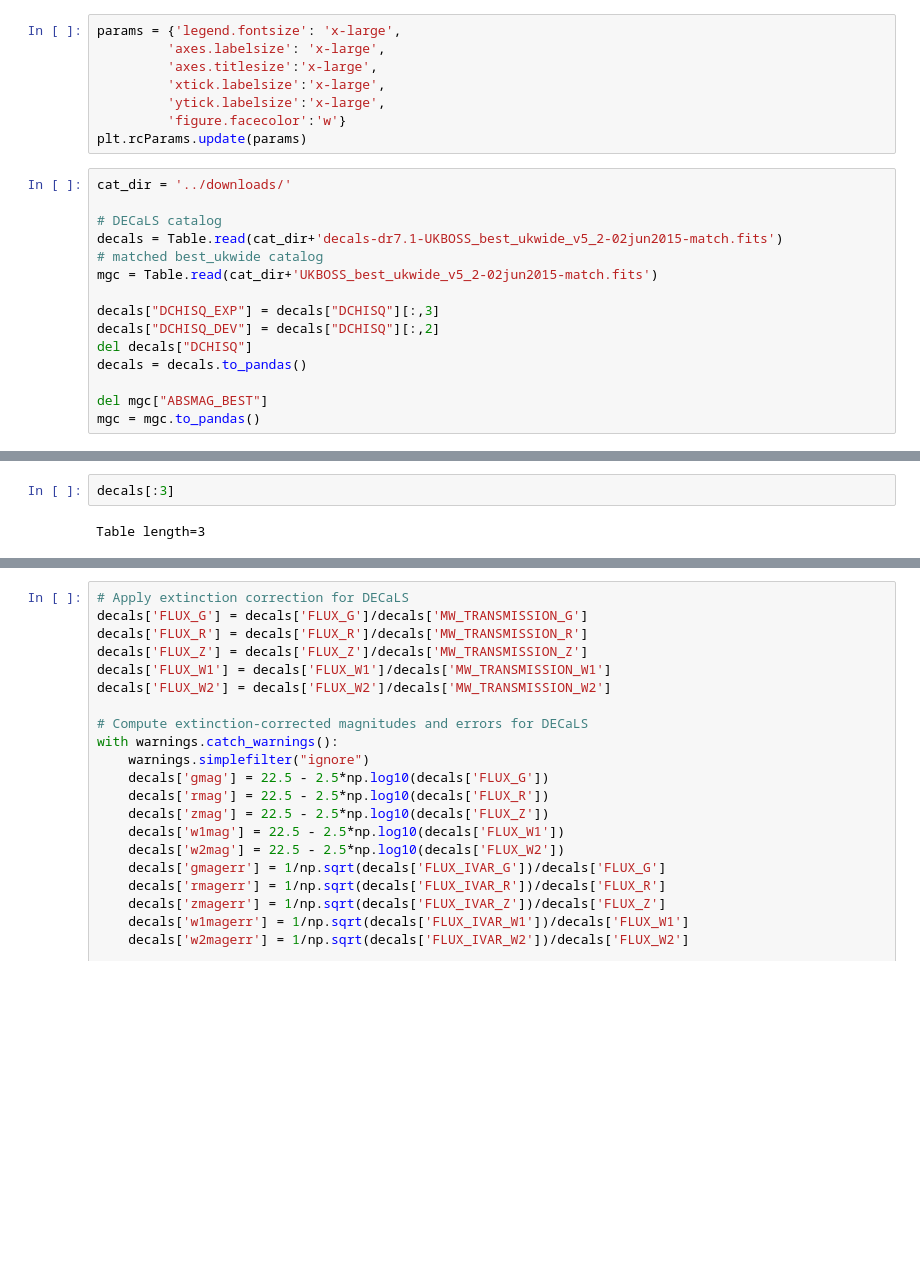
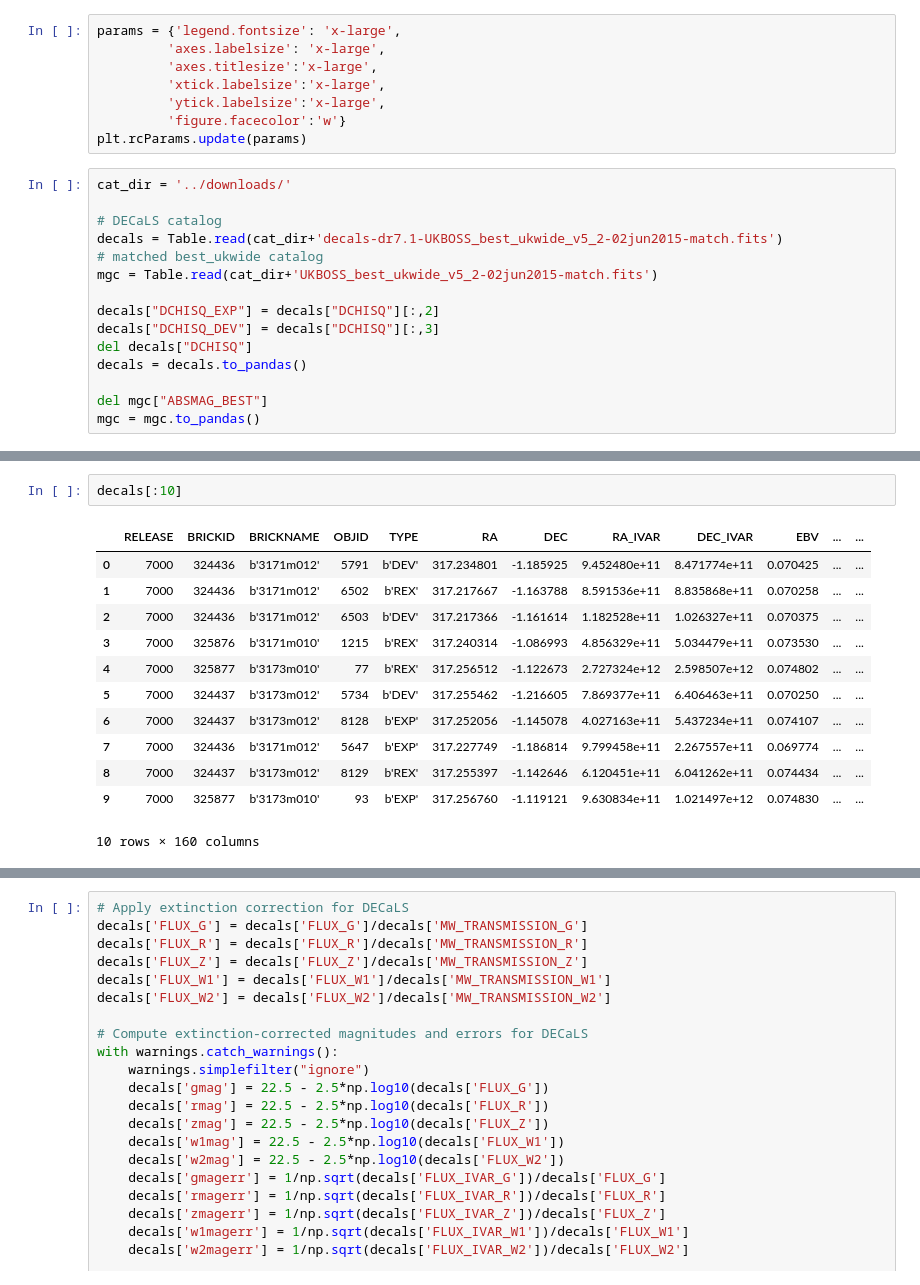
Before and after one commit to AlanPearl/margaret, a Jupyter notebook: notebooks/dataset_getting_started.ipynb, the cells around one changed output, grey strips where cells are left out. Drawn from its saved outputs; the diff is of its cells as text; blank space fills up the shorter version.

```diff
--- a/notebooks/dataset_getting_started.ipynb
+++ b/notebooks/dataset_getting_started.ipynb
@@ -20,8 +24,8 @@ decals = Table.read(cat_dir+'decals-dr7.1-UKBOSS_best_ukwide_v5_2-02jun2015-matc
 # matched best_ukwide catalog
 mgc = Table.read(cat_dir+'UKBOSS_best_ukwide_v5_2-02jun2015-match.fits')
 
-decals["DCHISQ_EXP"] = decals["DCHISQ"][:,3]
-decals["DCHISQ_DEV"] = decals["DCHISQ"][:,2]
+decals["DCHISQ_EXP"] = decals["DCHISQ"][:,2]
+decals["DCHISQ_DEV"] = decals["DCHISQ"][:,3]
 del decals["DCHISQ"]
 decals = decals.to_pandas()
 
@@ -30,4 +54,15 @@ mgc = mgc.to_pandas()
 # %%
-decals[:3]
+decals[:10]
 # %% [output]
+|  | RELEASE | BRICKID | BRICKNAME | OBJID | TYPE | RA | DEC | RA_IVAR | DEC_IVAR | EBV | ... | ... |
+| 0 | 7000 | 324436 | b'3171m012' | 5791 | b'DEV' | 317.234801 | -1.185925 | 9.452480e+11 | 8.471774e+11 | 0.070425 | ... | ... |
+| 1 | 7000 | 324436 | b'3171m012' | 6502 | b'REX' | 317.217667 | -1.163788 | 8.591536e+11 | 8.835868e+11 | 0.070258 | ... | ... |
+| 2 | 7000 | 324436 | b'3171m012' | 6503 | b'DEV' | 317.217366 | -1.161614 | 1.182528e+11 | 1.026327e+11 | 0.070375 | ... | ... |
+| 3 | 7000 | 325876 | b'3171m010' | 1215 | b'REX' | 317.240314 | -1.086993 | 4.856329e+11 | 5.034479e+11 | 0.073530 | ... | ... |
+| 4 | 7000 | 325877 | b'3173m010' | 77 | b'REX' | 317.256512 | -1.122673 | 2.727324e+12 | 2.598507e+12 | 0.074802 | ... | ... |
+| 5 | 7000 | 324437 | b'3173m012' | 5734 | b'DEV' | 317.255462 | -1.216605 | 7.869377e+11 | 6.406463e+11 | 0.070250 | ... | ... |
+| 6 | 7000 | 324437 | b'3173m012' | 8128 | b'EXP' | 317.252056 | -1.145078 | 4.027163e+11 | 5.437234e+11 | 0.074107 | ... | ... |
+| 7 | 7000 | 324436 | b'3171m012' | 5647 | b'EXP' | 317.227749 | -1.186814 | 9.799458e+11 | 2.267557e+11 | 0.069774 | ... | ... |
+| 8 | 7000 | 324437 | b'3173m012' | 8129 | b'REX' | 317.255397 | -1.142646 | 6.120451e+11 | 6.041262e+11 | 0.074434 | ... | ... |
+| 9 | 7000 | 325877 | b'3173m010' | 93 | b'EXP' | 317.256760 | -1.119121 | 9.630834e+11 | 1.021497e+12 | 0.074830 | ... | ... |
-Table length=3
+10 rows × 160 columns
```
Also changed, not shown: parts of 6 cells of this notebook.
